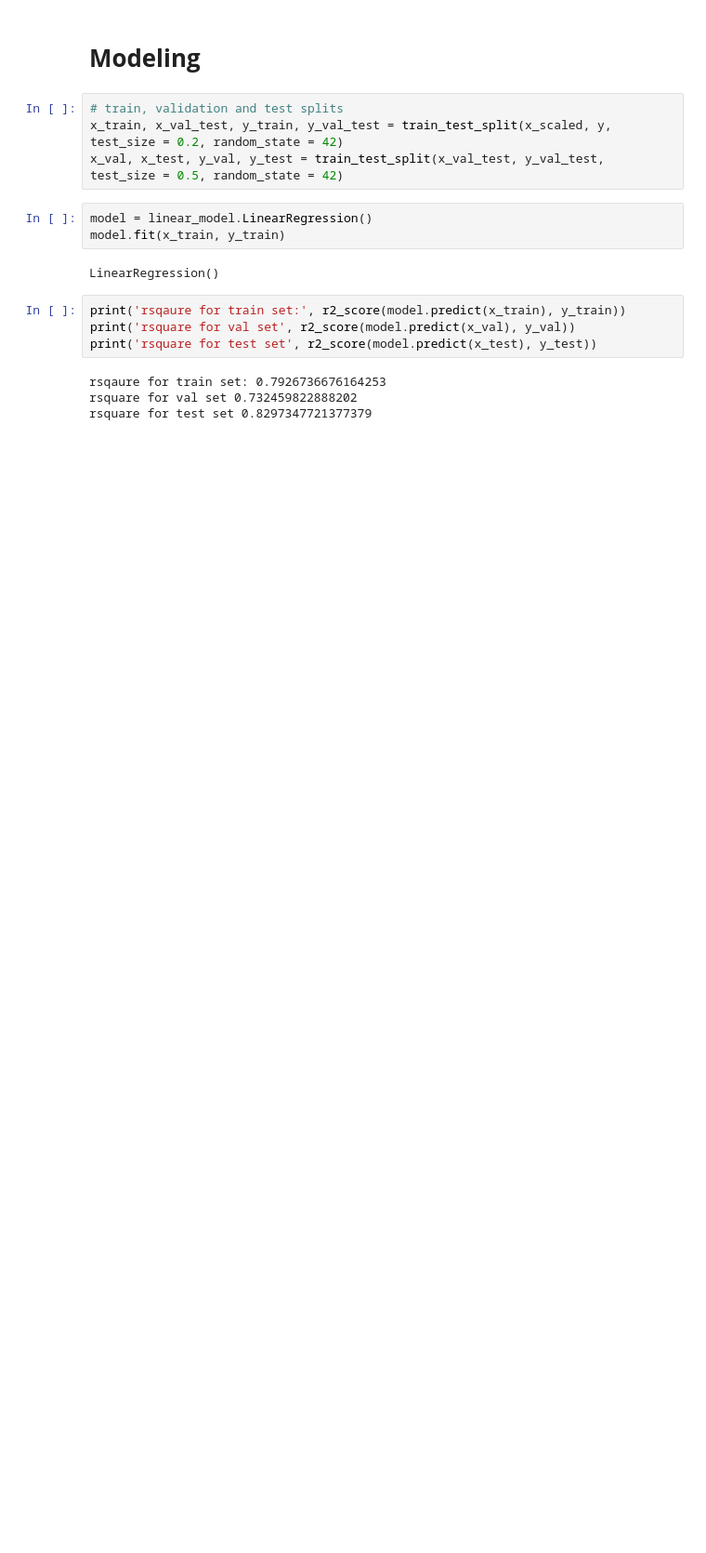
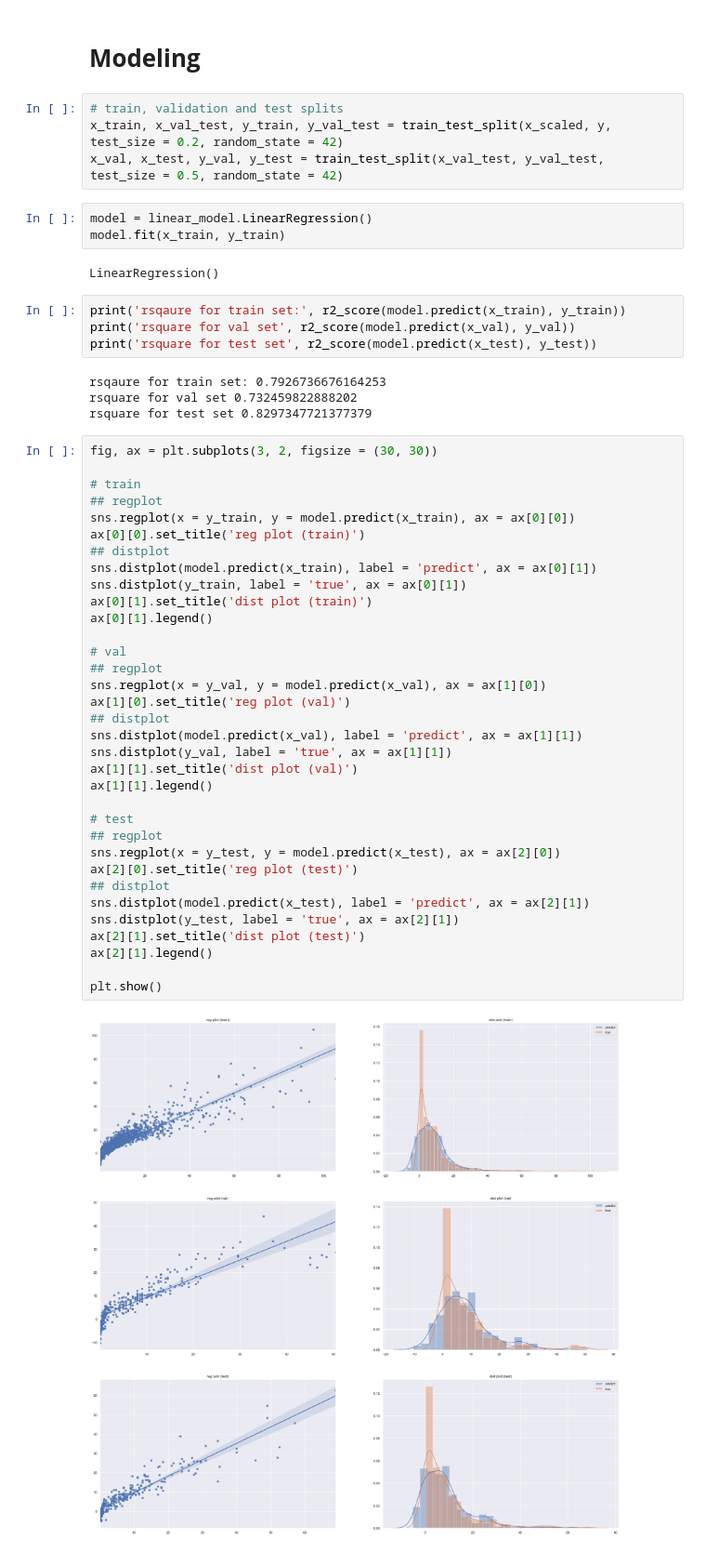
Before and after one commit to ashimovtemirlan/master_thesis, a Jupyter notebook: Experiments/linear_regression.ipynb, the cells around one changed output. Shown: that part at 93% size. Cells and saved outputs as stored; diff of their text form; blank space fills up the shorter version.

```diff
--- a/Experiments/linear_regression.ipynb
+++ b/Experiments/linear_regression.ipynb
@@ -85,3 +85,39 @@ print('rsquare for test set', r2_score(model.predict(x_test), y_test))
 rsqaure for train set: 0.7926736676164253
 rsquare for val set 0.732459822888202
 rsquare for test set 0.8297347721377379
+# %%
+fig, ax = plt.subplots(3, 2, figsize = (30, 30))
+
+# train
+## regplot
+sns.regplot(x = y_train, y = model.predict(x_train), ax = ax[0][0])
+ax[0][0].set_title('reg plot (train)')
+## distplot
+sns.distplot(model.predict(x_train), label = 'predict', ax = ax[0][1])
+sns.distplot(y_train, label = 'true', ax = ax[0][1])
+ax[0][1].set_title('dist plot (train)')
+ax[0][1].legend()
+
+# val
+## regplot
+sns.regplot(x = y_val, y = model.predict(x_val), ax = ax[1][0])
+ax[1][0].set_title('reg plot (val)')
+## distplot
+sns.distplot(model.predict(x_val), label = 'predict', ax = ax[1][1])
+sns.distplot(y_val, label = 'true', ax = ax[1][1])
+ax[1][1].set_title('dist plot (val)')
+ax[1][1].legend()
+
+# test
+## regplot
+sns.regplot(x = y_test, y = model.predict(x_test), ax = ax[2][0])
+ax[2][0].set_title('reg plot (test)')
+## distplot
+sns.distplot(model.predict(x_test), label = 'predict', ax = ax[2][1])
+sns.distplot(y_test, label = 'true', ax = ax[2][1])
+ax[2][1].set_title('dist plot (test)')
+ax[2][1].legend()
+
+plt.show()
+# %% [output]
+[figure, added]
```
